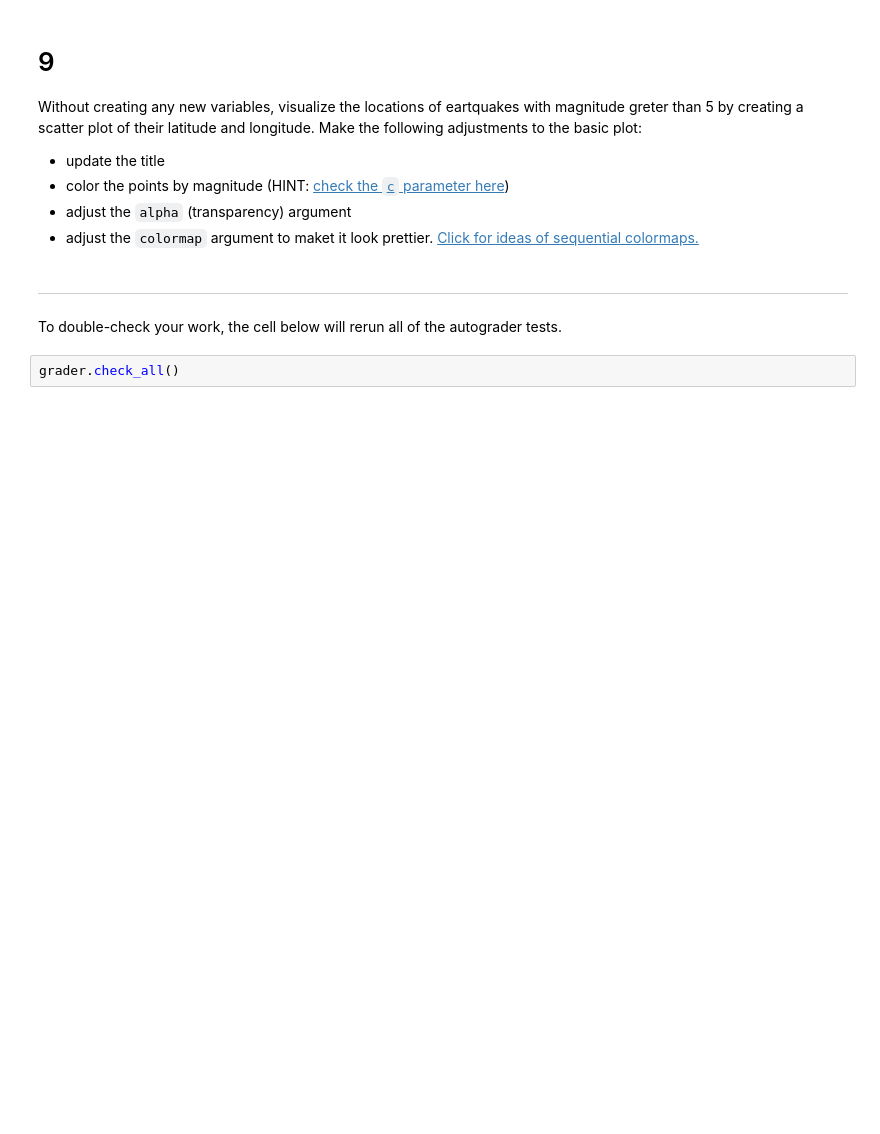
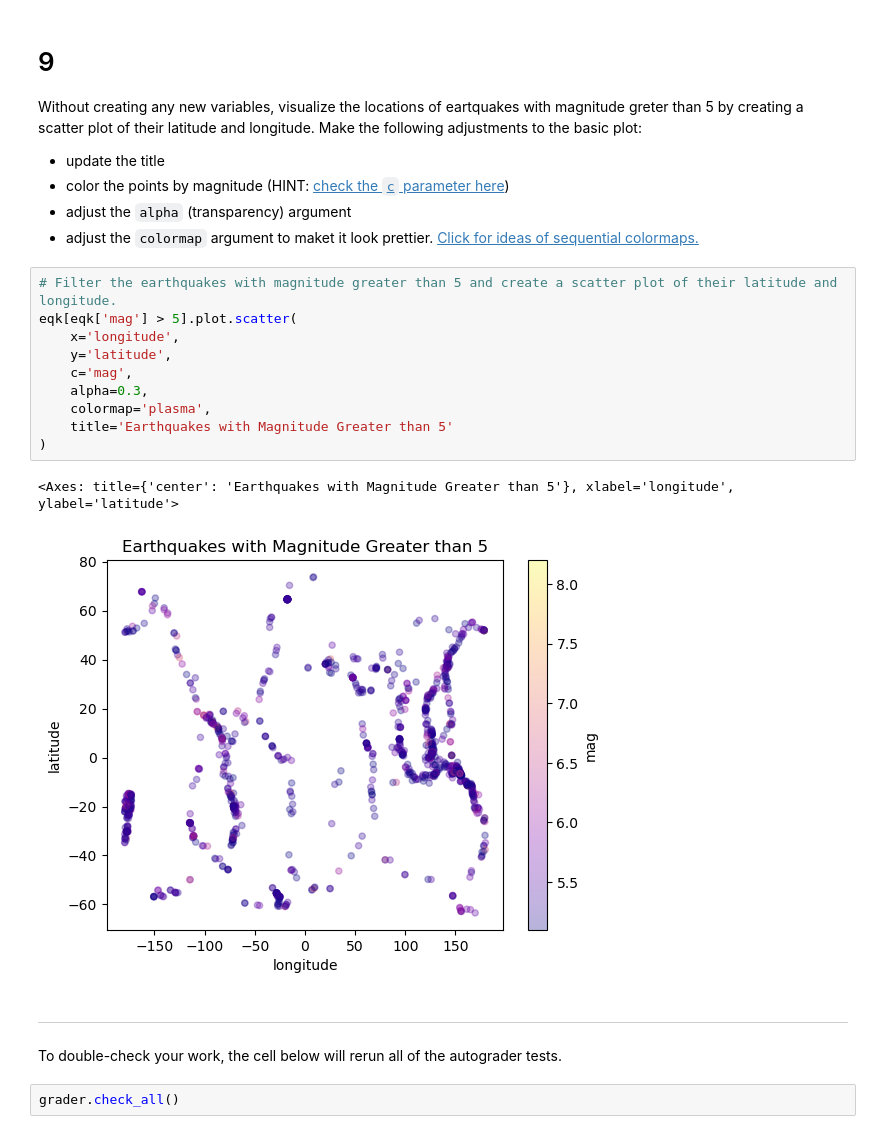
Before and after one commit to hylaea-miller/eds220-hwk1, a Jupyter notebook: task3/hwk1-task3-earthquakes.ipynb, the cells around one changed output. Saved outputs shown, nothing was run; the diff lists cells and outputs as text; blank space fills up the shorter version.

```diff
--- a/task3/hwk1-task3-earthquakes.ipynb
+++ b/task3/hwk1-task3-earthquakes.ipynb
@@ -278,6 +300,19 @@ Without creating any new variables, visualize the locations of eartquakes with m
 - color the points by magnitude (HINT: [check the `c` parameter here](https://pandas.pydata.org/pandas-docs/stable/reference/api/pandas.DataFrame.plot.scatter.html))
 - adjust the `alpha` (transparency) argument
 - adjust the `colormap` argument to maket it look prettier. [Click for ideas of sequential colormaps.](https://matplotlib.org/stable/users/explain/colors/colormaps.html)
+# %%
+# Filter the earthquakes with magnitude greater than 5 and create a scatter plot of their latitude and longitude.
+eqk[eqk['mag'] > 5].plot.scatter(
+    x='longitude',
+    y='latitude',
+    c='mag',
+    alpha=0.3,
+    colormap='plasma',
+    title='Earthquakes with Magnitude Greater than 5'
+)
+# %% [output]
+<Axes: title={'center': 'Earthquakes with Magnitude Greater than 5'}, xlabel='longitude', ylabel='latitude'>
+[figure, added]
 # %% [markdown]
 ---
 
```
Also changed, not shown: parts of 7 cells of this notebook.
